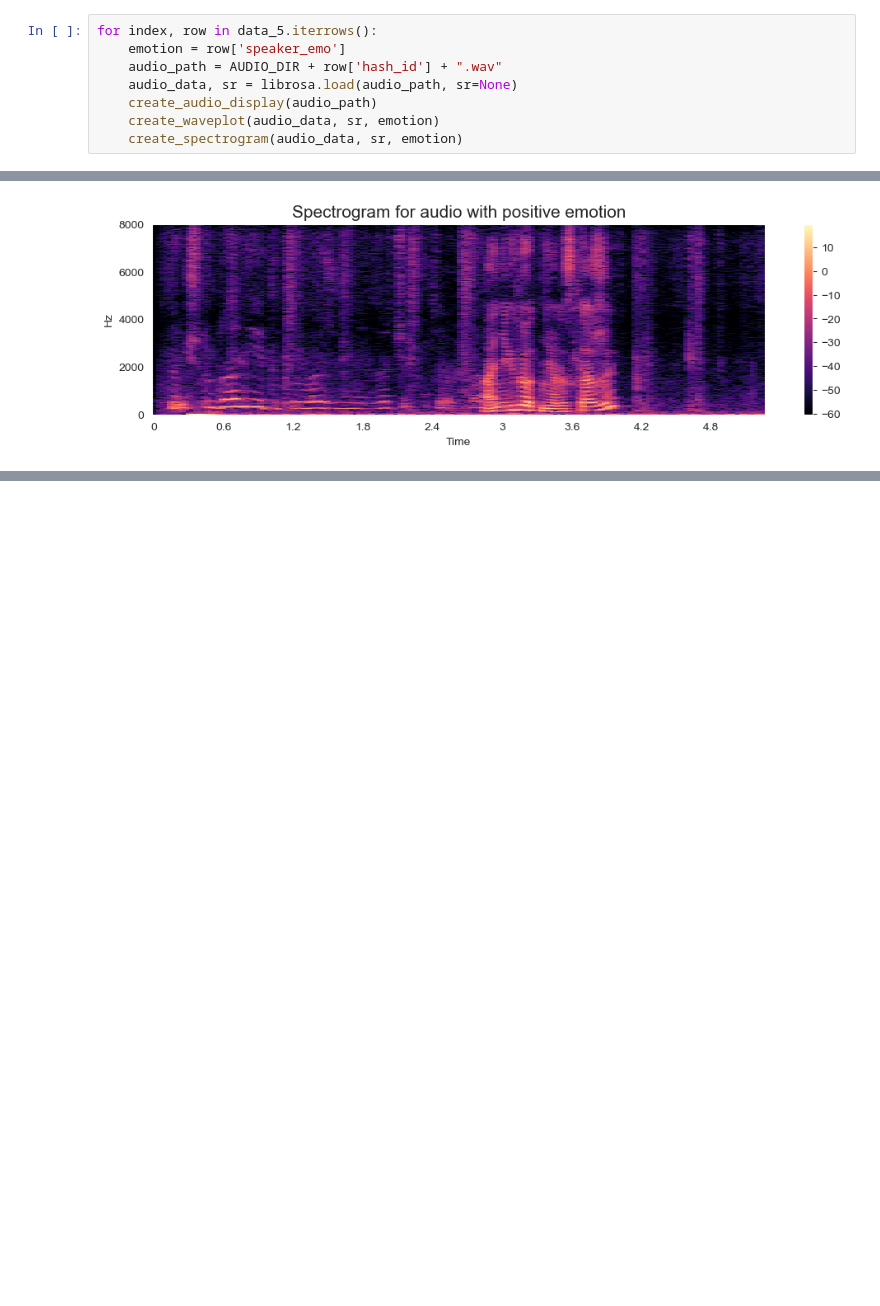
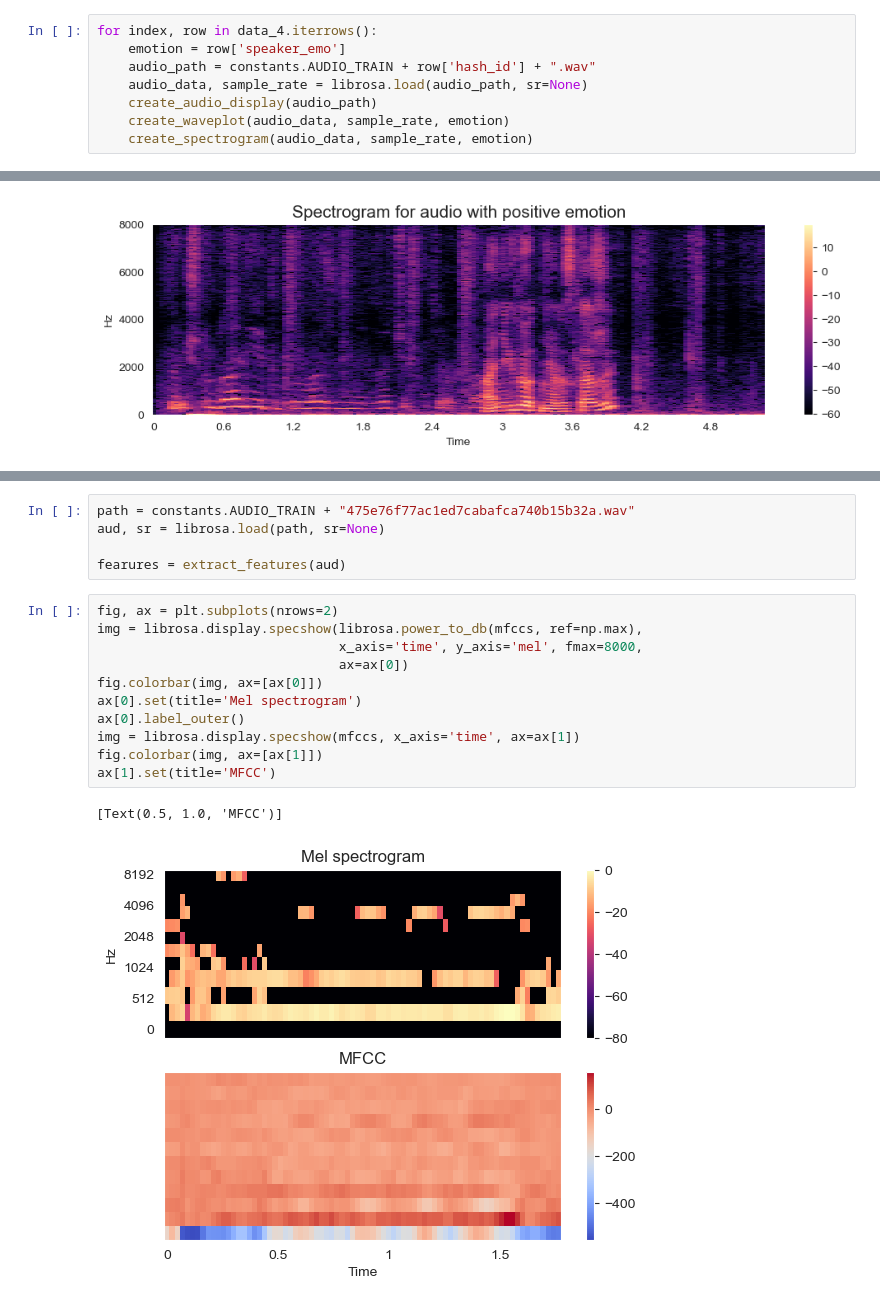
Before and after one commit to SeraphimPentin/SER_fqw, a Jupyter notebook: src/data.ipynb, the cells around one changed output, grey strips where cells are left out. Cells and saved outputs as stored; diff of their text form; blank space fills up the shorter version.

Commit message:
Start extract features

```diff
--- a/src/data.ipynb
+++ b/src/data.ipynb
@@ -70,13 +99,13 @@ data_4
 | 2 | fb44b08978c2254dca5c03b3f8b6f951 | wavs/fb44b08978c2254dca5c03b3f8b6... | 4.880 | sad | NaN | 858305a5450b7bd1288ba0053b1cd1c1 | ну да плохое | sad | ... |
 | 3 | ed5a0505897b5fd7fdd36e75e336e746 | wavs/ed5a0505897b5fd7fdd36e75e336... | 5.260 | positive | NaN | 858305a5450b7bd1288ba0053b1cd1c1 | анекдот мне расскажешь | positive | ... |
 # %%
-for index, row in data_5.iterrows():
+for index, row in data_4.iterrows():
     emotion = row['speaker_emo']
-    audio_path = AUDIO_DIR + row['hash_id'] + ".wav"
-    audio_data, sr = librosa.load(audio_path, sr=None)
+    audio_path = constants.AUDIO_TRAIN + row['hash_id'] + ".wav"
+    audio_data, sample_rate = librosa.load(audio_path, sr=None)
     create_audio_display(audio_path)
-    create_waveplot(audio_data, sr, emotion)
-    create_spectrogram(audio_data, sr, emotion)
+    create_waveplot(audio_data, sample_rate, emotion)
+    create_spectrogram(audio_data, sample_rate, emotion)
 # %% [output]
 [interactive output not drawn]
 [figure]
@@ -92,0 +141,19 @@ for index, row in data_5.iterrows():
+# %%
+path = constants.AUDIO_TRAIN + "475e76f77ac1ed7cabafca740b15b32a.wav"
+aud, sr = librosa.load(path, sr=None)
+
+fearures = extract_features(aud)
+# %%
+fig, ax = plt.subplots(nrows=2)
+img = librosa.display.specshow(librosa.power_to_db(mfccs, ref=np.max),
+                               x_axis='time', y_axis='mel', fmax=8000,
+                               ax=ax[0])
+fig.colorbar(img, ax=[ax[0]])
+ax[0].set(title='Mel spectrogram')
+ax[0].label_outer()
+img = librosa.display.specshow(mfccs, x_axis='time', ax=ax[1])
+fig.colorbar(img, ax=[ax[1]])
+ax[1].set(title='MFCC')
+# %% [output]
+[Text(0.5, 1.0, 'MFCC')]
+[figure, added]
```
Also changed, not shown: parts of 8 cells of this notebook, 1 other file.
